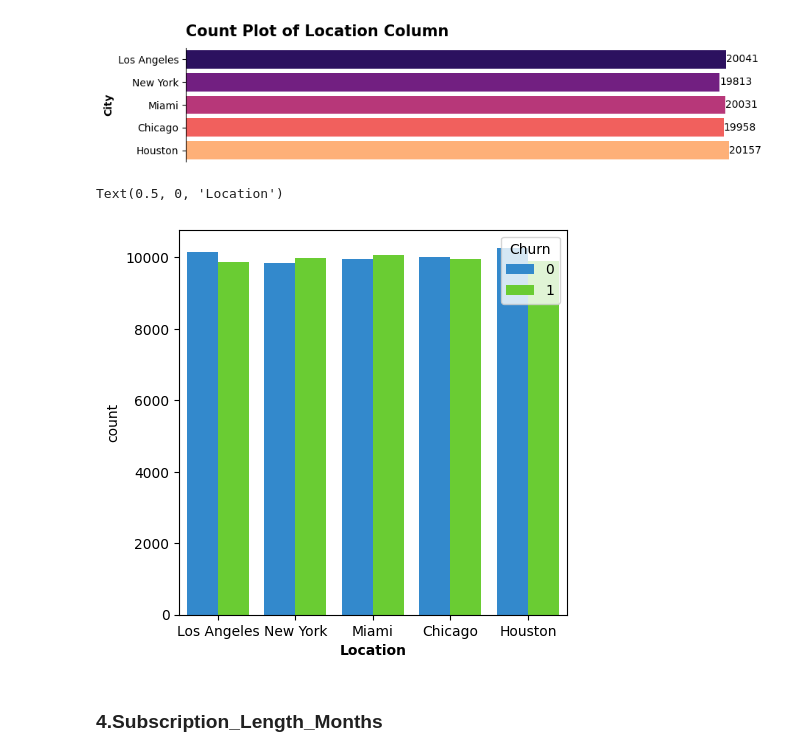
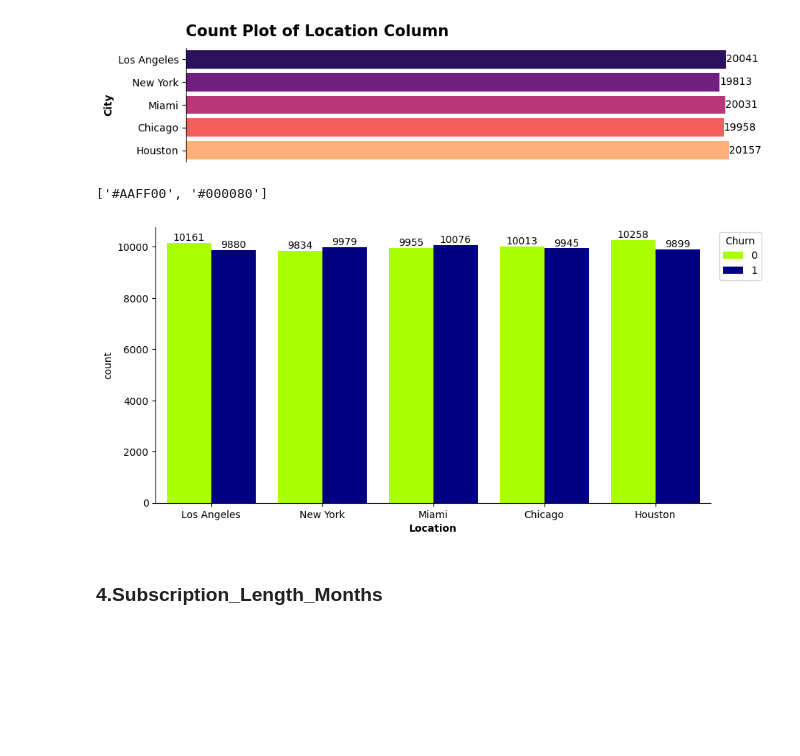
Before and after one commit to BhanuSrihridai/Customer-Churn-Prediction, a Jupyter notebook: Customer_Churn_Prediction.ipynb, the cells around one changed output. Cells and saved outputs as stored; diff of their text form; code cells hidden in the pictures; blank space fills up the shorter version.

```diff
--- a/Customer_Churn_Prediction.ipynb
+++ b/Customer_Churn_Prediction.ipynb
@@ -505,12 +504,24 @@ plt.savefig(f'{title}')
 # %% [output]
 [figure]
+# %%
+col=['#AAFF00','#000080']
+col
+# %% [output]
+['#AAFF00', '#000080']
 # %%
-plt.figure(figsize=(5,5))
-sns.countplot(data=data,x='Location',hue='Churn',palette='gist_rainbow_r',saturation=0.6)
+plt.figure(figsize=(10,5))
+
+plot=sns.countplot(data=data,x='Location',hue='Churn',palette=col,saturation=1.0)
 plt.xlabel('Location',fontweight='bold')
+
+for container in plot.containers:
+    plot.bar_label(container)
+
+plot.spines[['right','top']].set_visible(False)
+plt.legend(title='Churn', loc='upper right',bbox_to_anchor=(1.1,1.0))
+plt.show()
 # %% [output]
-Text(0.5, 0, 'Location')
-[figure, old version]
+[figure, new version]
 # %% [markdown]
 ### **4.Subscription_Length_Months**
 # %%
```
Also changed, not shown: parts of 1 cell of this notebook.
